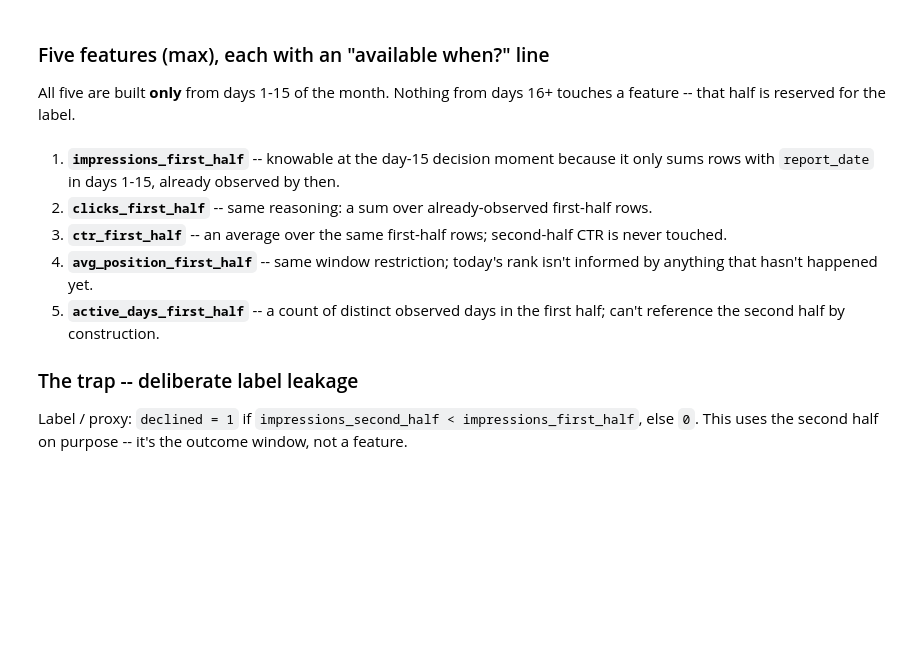
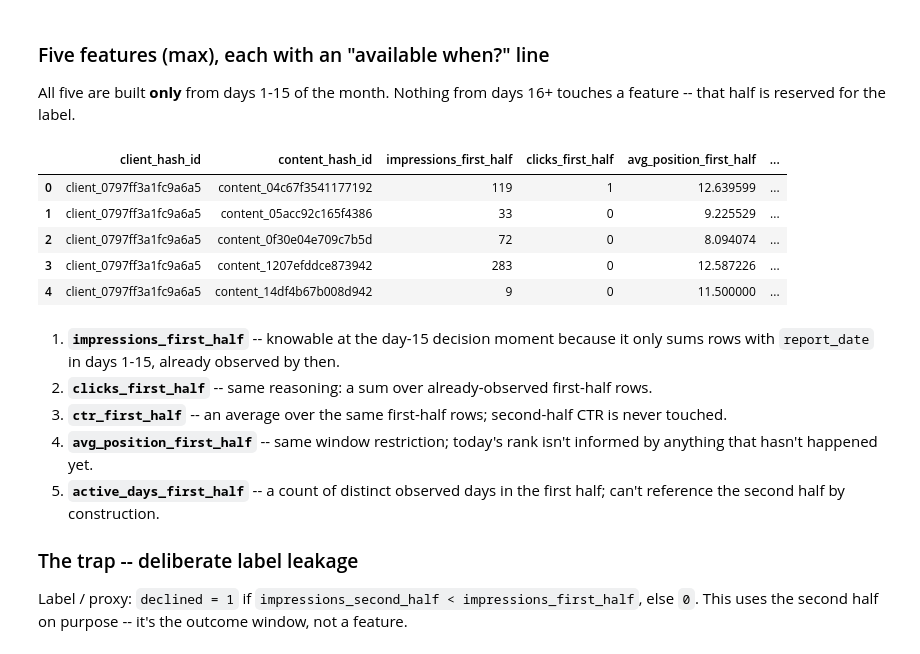
Before and after one commit to Iqra411/lyrank-ML-internship, a Jupyter notebook: notebooks/w03_data_contract (1).ipynb, the cells around one changed output. Drawn from its saved outputs; the diff is of its cells as text; code cells hidden in the pictures; blank space fills up the shorter version.

```diff
--- a/notebooks/w03_data_contract (1).ipynb
+++ b/notebooks/w03_data_contract (1).ipynb
@@ -104,24 +165,35 @@ con.sql(f"""
 All five are built **only** from days 1-15 of the month. Nothing from days 16+ touches a feature -- that half is reserved for the label.
 # %%
 raw = con.sql(f"""
-    SELECT client_id, content_id, report_date,
-           gsc_impressions, gsc_clicks, gsc_ctr, gsc_avg_position
+    SELECT client_hash_id, content_hash_id, report_date,
+           gsc_impressions, gsc_clicks, gsc_avg_position
     FROM read_parquet('{MID_MONTH}')
+    WHERE gsc_data_available IS TRUE
 """).df()
 
 raw['period'] = raw['report_date'].apply(lambda d: 'first_half' if d.day <= 15 else 'second_half')
 first_half = raw[raw['period'] == 'first_half']
 second_half = raw[raw['period'] == 'second_half']
 
-features = first_half.groupby(['client_id', 'content_id']).agg(
+features = first_half.groupby(['client_hash_id', 'content_hash_id']).agg(
     impressions_first_half=('gsc_impressions', 'sum'),
     clicks_first_half=('gsc_clicks', 'sum'),
-    ctr_first_half=('gsc_ctr', 'mean'),
     avg_position_first_half=('gsc_avg_position', 'mean'),
     active_days_first_half=('report_date', 'nunique'),
 ).reset_index()
 
+# CTR computed from summed clicks/impressions, not averaged daily ratios -- avoids letting
+# low-impression days distort the rate.
+features['ctr_first_half'] = features['clicks_first_half'] / features['impressions_first_half']
+
 features.head()
+# %% [output]
+|  | client_hash_id | content_hash_id | impressions_first_half | clicks_first_half | avg_position_first_half | ... |
+| 0 | client_0797ff3a1fc9a6a5 | content_04c67f3541177192 | 119 | 1 | 12.639599 | ... |
+| 1 | client_0797ff3a1fc9a6a5 | content_05acc92c165f4386 | 33 | 0 | 9.225529 | ... |
+| 2 | client_0797ff3a1fc9a6a5 | content_0f30e04e709c7b5d | 72 | 0 | 8.094074 | ... |
+| 3 | client_0797ff3a1fc9a6a5 | content_1207efddce873942 | 283 | 0 | 12.587226 | ... |
+| 4 | client_0797ff3a1fc9a6a5 | content_14df4b67b008d942 | 9 | 0 | 11.500000 | ... |
 # %% [markdown]
 1. **`impressions_first_half`** -- knowable at the day-15 decision moment because it only sums rows with `report_date` in days 1-15, already observed by then.
 2. **`clicks_first_half`** -- same reasoning: a sum over already-observed first-half rows.
```
Also changed, not shown: parts of 8 cells of this notebook.
